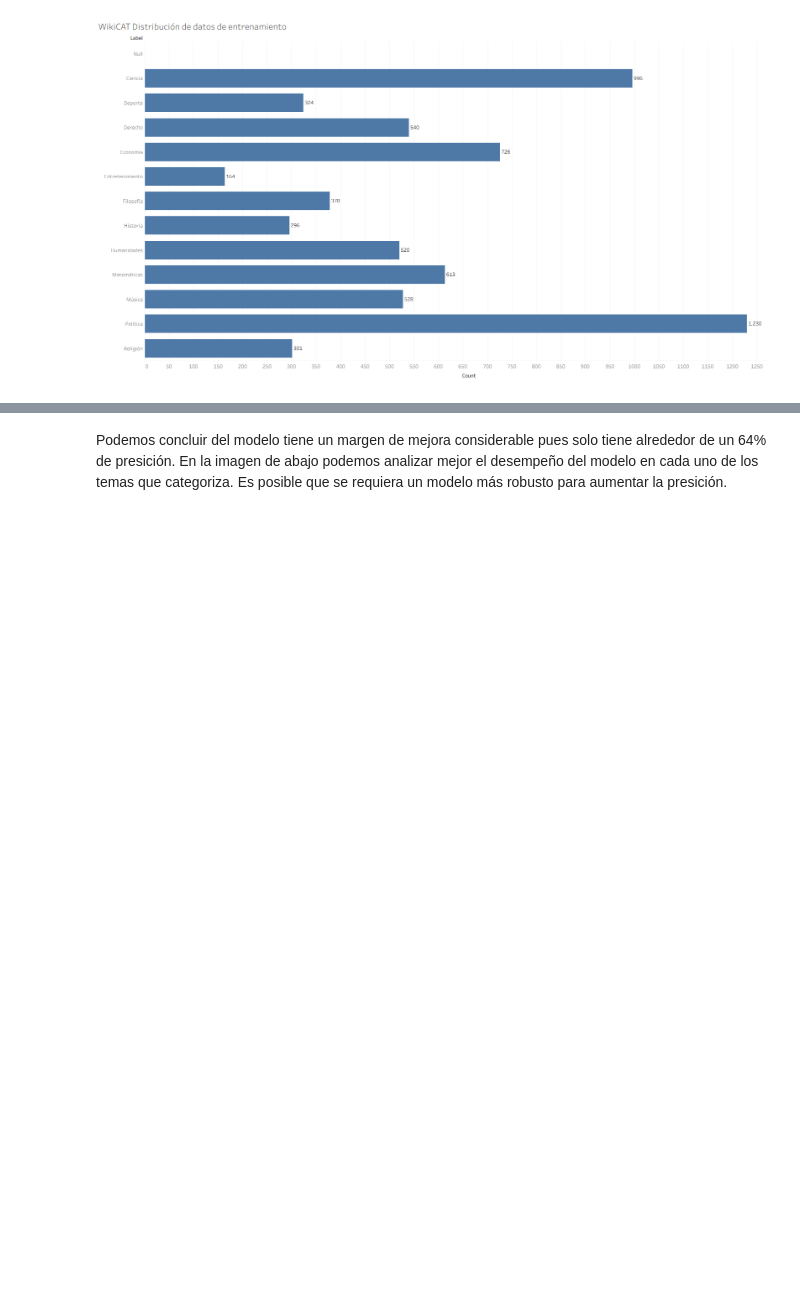
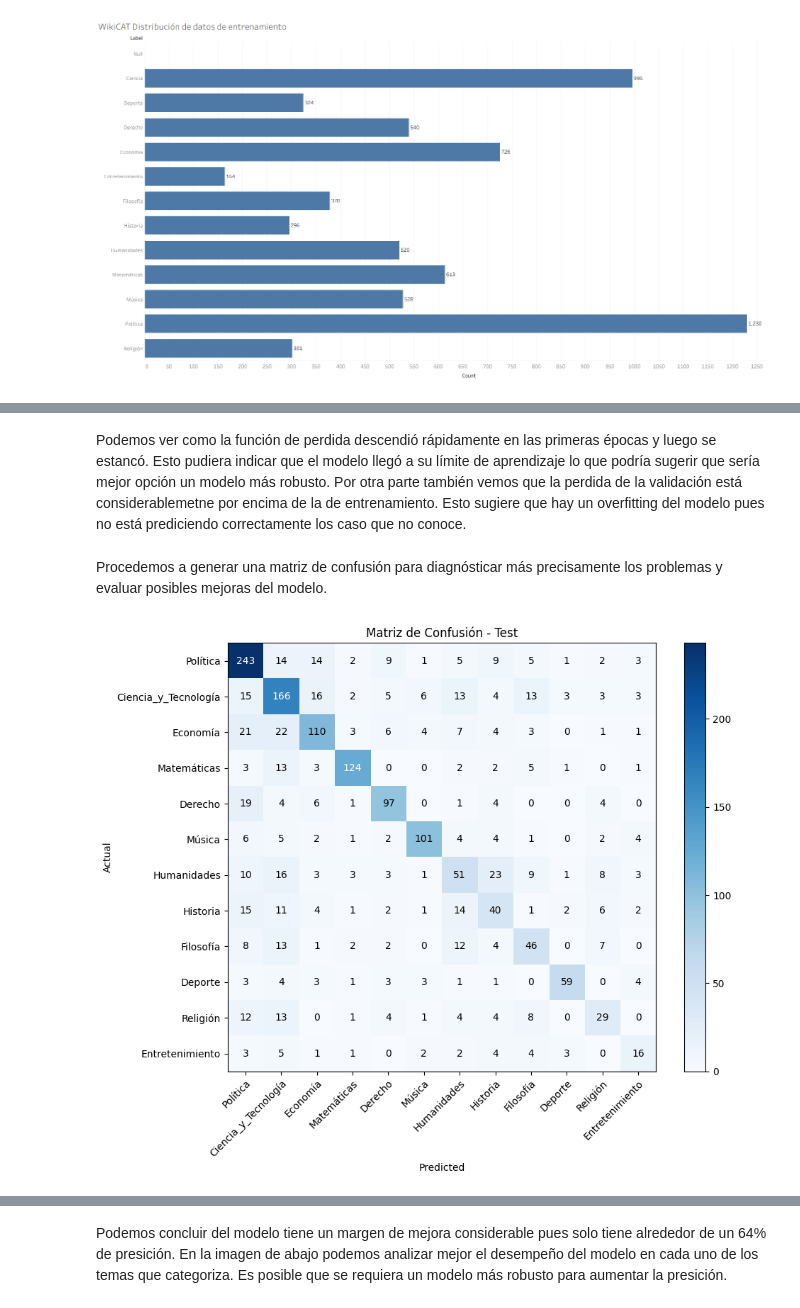
Before and after one commit to ViejoAgrio/NPL-Spark, a Jupyter notebook: NLP.ipynb, the cells around one changed output, grey strips where cells are left out. Cells and saved outputs as stored; diff of their text form; code cells hidden in the pictures; blank space fills up the shorter version.

Commit message:
Mejoras retro

```diff
--- a/NLP.ipynb
+++ b/NLP.ipynb
@@ -71,41 +70,24 @@ json_files.append(r"D:\Tec\Septimo\Cloud\Global Superstore Analysis\hftrain_esv5
 json_files.append(r"D:\Tec\Septimo\Cloud\Global Superstore Analysis\hfeval_esv5.json")
 
 for json_file in json_files:
-    # Leer el archivo JSON
-    print("Leyendo archivo JSON...")
     with open(json_file, 'r', encoding='utf-8') as f:
         json_data = json.load(f)
 
-    # Extraer el array de datos
     data_array = json_data['data']
-
-    print(f"✓ Datos cargados: {len(data_array)} filas")
-    print(f"\nColumnas disponibles: {list(data_array[0].keys())}")
-    print(f"\nPrimeras 3 filas:")
-    for i, row in enumerate(data_array[:3], 1):
-        print(f"{i}. Label: {row['label']}, Sentence: {row['sentence'][:80]}...")
-
-    # Preparar directorio de salida
     output_dir = "WikiCAT_dataset"
     os.makedirs(output_dir, exist_ok=True)
 
     if json_file.endswith("hftrain_esv5.json"):
         csv_file = f"{output_dir}/train_esv5.csv"
-        print(f"\nGuardando como CSV en {csv_file}...")
     else:
         csv_file = f"{output_dir}/valid_esv5.csv"
-        print(f"\nGuardando como CSV en {csv_file}...")
 
-    # Escribir CSV directamente sin usar Spark (evita problemas en Windows)
     with open(csv_file, 'w', newline='', encoding='utf-8') as f:
         writer = csv.writer(f, quoting=csv.QUOTE_MINIMAL)
-
-        # Escribir encabezado
         writer.writerow(['id', 'label', 'sentence'])
 
         # Escribir datos
         for idx, row in enumerate(data_array):
-            # Limpiar saltos de línea en sentence
             sentence = row['sentence'].replace('\n', ' ').replace('\r', ' ')
             writer.writerow([idx, row['label'], sentence])
 
@@ -621,0 +408,41 @@ Procesando 6,716 documentos de entrenamiento...
+# %% [markdown]
+Podemos ver como la función de perdida descendió rápidamente en las primeras épocas y luego se estancó. Esto pudiera indicar que el modelo llegó a su límite de aprendizaje lo que podría sugerir que sería mejor opción un modelo más robusto. Por otra parte también vemos que la perdida de la validación está considerablemetne por encima de la de entrenamiento. Esto sugiere que hay un overfitting del modelo pues no está prediciendo correctamente los caso que no conoce.
+# %% [markdown]
+Procedemos a generar una matriz de confusión para diagnósticar más precisamente los problemas y evaluar posibles mejoras del modelo.
+# %%
+from pyspark.sql.functions import col
+import pandas as pd
+import matplotlib.pyplot as plt
+import numpy as np
+
+preds_pd = predictions.select('label', 'prediction').toPandas()
+
+if 'preprocessing_model' in globals() and hasattr(preprocessing_model.stages[-1], 'labels'):
+    label_names = preprocessing_model.stages[-1].labels
+
+# Mapear índices a nombres legibles
+preds_pd['actual'] = preds_pd['label'].astype(int).apply(lambda x: label_names[int(x)] if int(x) < len(label_names) else str(x))
+preds_pd['predicted'] = preds_pd['prediction'].astype(int).apply(lambda x: label_names[int(x)] if int(x) < len(label_names) else str(x))
+conf_matrix = pd.crosstab(preds_pd['actual'], preds_pd['predicted'])
+
+# Asegurar orden consistente de filas/columnas con todas las etiquetas
+labels_order = label_names
+conf_matrix = conf_matrix.reindex(index=labels_order, columns=labels_order, fill_value=0)
+
+# Visualizar la matriz con matplotlib
+fig, ax = plt.subplots(figsize=(10,8))
+im = ax.imshow(conf_matrix.values, interpolation='nearest', cmap='Blues')
+ax.figure.colorbar(im, ax=ax)
+ax.set(xticks=np.arange(len(labels_order)), yticks=np.arange(len(labels_order)), xticklabels=labels_order, yticklabels=labels_order, ylabel='Actual', xlabel='Predicted', title='Matriz de Confusión - Test')
+plt.setp(ax.get_xticklabels(), rotation=45, ha='right', rotation_mode='anchor')
+
+# Anotar cada celda con el conteo
+thresh = conf_matrix.values.max() / 2.
+for i in range(conf_matrix.shape[0]):
+    for j in range(conf_matrix.shape[1]):
+        ax.text(j, i, int(conf_matrix.values[i, j]), ha='center', va='center', color='white' if conf_matrix.values[i,j] > thresh else 'black')
+
+plt.tight_layout()
+plt.show()
+# %% [output]
+[figure, added]
```
Also changed, not shown: parts of 36 cells of this notebook, 4 other files.
